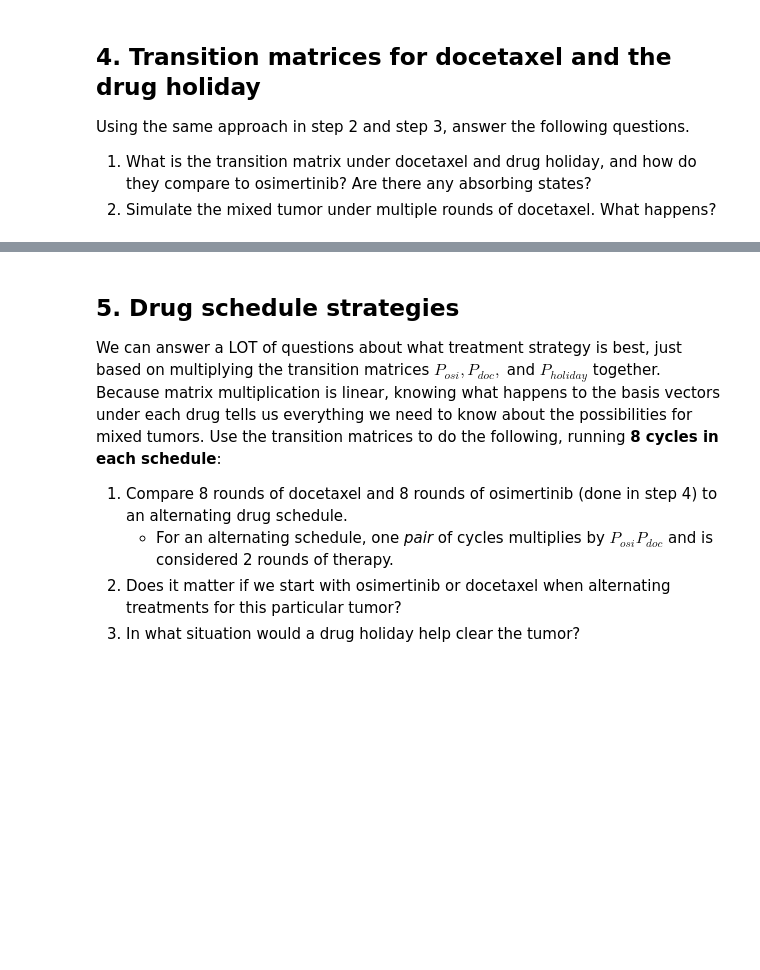
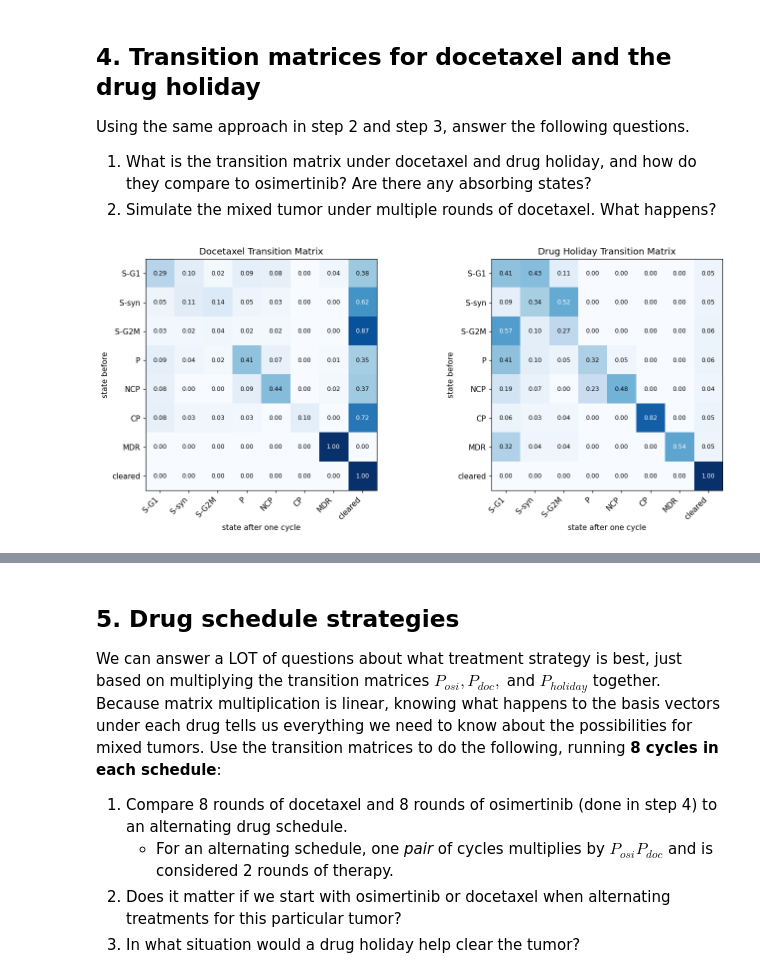
Before and after one commit to sxa6rp/uu_markov, a Jupyter notebook: lab_2/Lab09_markov_chain_cells.ipynb, the cells around one changed output, grey strips where cells are left out. Drawn from its saved outputs; the diff is of its cells as text; code cells hidden in the pictures; blank space fills up the shorter version.

```diff
--- a/lab_2/Lab09_markov_chain_cells.ipynb
+++ b/lab_2/Lab09_markov_chain_cells.ipynb
@@ -299,15 +399,41 @@ Using the same approach in step 2 and step 3, answer the following questions.
 
 1. What is the transition matrix under docetaxel and drug holiday, and how do they compare to osimertinib? Are there any absorbing states?
 2. Simulate the mixed tumor under multiple rounds of docetaxel. What happens?
+# %%
+def build_transition_matrix(exp_name):
+    exp_df = cells[cells["experiment"] == exp_name]
+    at_A = exp_df[exp_df.timepoint == "A"][["lineage_tag", "state"]]
+    at_B = exp_df[exp_df.timepoint == "B"][["lineage_tag", "state"]]
+    pairs = pd.merge(
+        at_A, at_B, on="lineage_tag", how="left", suffixes=("_A", "_B") )
+    pairs["state_B"] = pairs["state_B"].fillna("cleared")
+    counts = (
+        pd.crosstab(pairs.state_A, pairs.state_B).reindex(
+            index=STATES, columns=OUTCOMES, fill_value=0
+            )
+        )
+    P = counts.div(counts.sum(axis=1), axis=0)
+
+    P.loc["cleared"] = pd.Series({col: (1.0 if col == "cleared" else 0.0) for col in OUTCOMES} )
+    return P
 # %%
 ##Add code here
 # keep these as 8x8 numpy arrays (with the cleared row): the random walks index rows by position
-P_osi = P_hat.to_numpy()
+P_hat_osi = P_hat
+P_hat_doc = build_transition_matrix("docetaxel")
+P_hat_holiday = build_transition_matrix("untreated")
 
-P_doc = ...       # TODO
-
-P_holiday = ...   # TODO
+P_osi = P_hat_osi.to_numpy()
+P_doc = P_hat_doc.to_numpy()
+P_holiday = P_hat_holiday.to_numpy()
 # %%
 #Plot the transition matrices for docetaxel and the drug holiday.
+fig, axes = plt.subplots(1, 2, figsize=(13, 5.5))
+show_matrix(P_hat_doc, title="Docetaxel Transition Matrix", ax=axes[0])
+show_matrix( P_hat_holiday, title="Drug Holiday Transition Matrix", ax=axes[1] )
+plt.tight_layout()
+plt.show()
+# %% [output]
+[figure, added]
 # %%
 # Simulate the evolution of pi_mix under docetaxel
```
Also changed, not shown: parts of 30 cells of this notebook.
